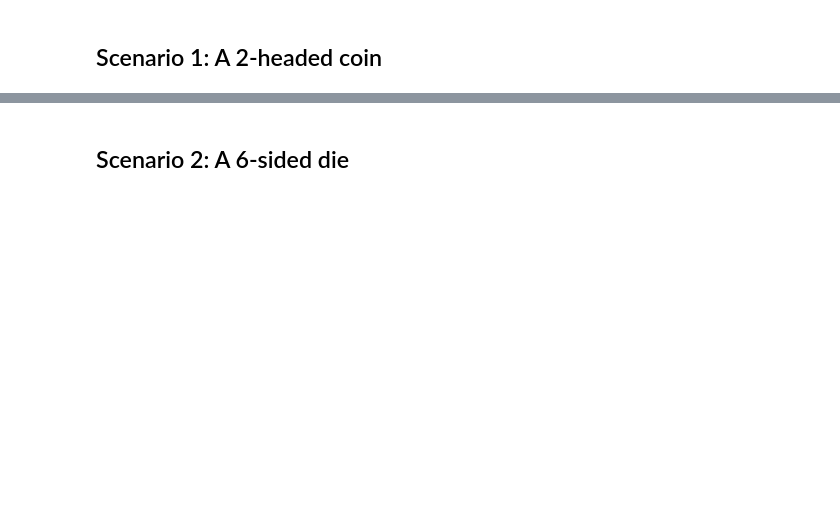
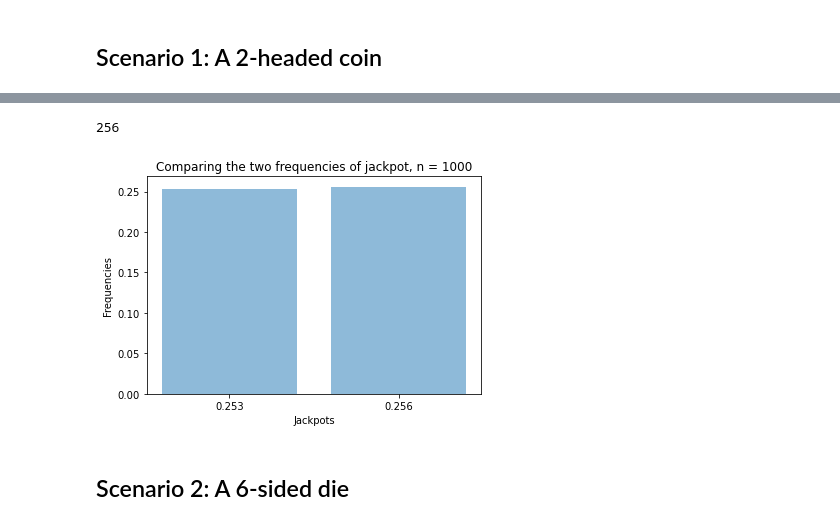
Before and after one commit to ohashin2G/FinalProject_Montecarlo, a Jupyter notebook: montecarlo_demo.ipynb, the cells around one changed output, grey strips where cells are left out. Saved outputs shown, nothing was run; the diff lists cells and outputs as text; code cells hidden in the pictures; blank space fills up the shorter version.

```diff
--- a/montecarlo_demo.ipynb
+++ b/montecarlo_demo.ipynb
@@ -365,0 +411,6 @@ from montecarlo import Die, Game, Analyzer
+# %%
+    ## 4. For each game, use an Analyzer object to determine the relative frequency of jackpots - getting either all Hs or all Ts.
+A1 = Analyzer(G2)
+A1.jackpot()
+# %% [output]
+256
@@ -366,47 +420,21 @@ from montecarlo import Die, Game, Analyzer
 # %%
-    ## 1. Create a fair coin (with faces H and T) and one unfair coin, in which one of the faces has a weight of 5 and the others 1.
-
-def new_func():
-    coin_faces = ['H', 'T']
-    fair_coin = Die(coin_faces)
-    unfair_coin = Die(coin_faces)
-    unfair_coin.change_weight('H', 5)
-    return fair_coin,unfair_coin
-
-    ## 2. Play a game of 10000 rolls with all fair dice.
-
-S1n = 1000
-G1 = Game([fair_coin, fair_coin, fair_coin])
-G1.play(S1n)
-G1.show('NARROW')
-
-    ##  3. Play a game of 1000 flips with two unfair dice and one fair die.
-G2 = Game([fair_coin, fair_coin, unfair_coin])
-G2.play(S1n)
-G2.show('NARROW')
-
-## 4. For each game, use an Analyzer object to determine the relative frequency of jackpots - getting either all Hs or all Ts.
-A1 = Analyzer(G2)
-A1.jackpot()
-
-## 5. Compute relative frequency as the number of jackpots over the total number of rolls.
-unfair = A1.jackpot()/1000
-
-## 6. Show your results, comparing the two relative frequencies, in a simple bar chart.
+    ## 6. Show your results, comparing the two relative frequencies, in a simple bar chart. (**Works on VS code and Google Colab)
 plt.style.use('_mpl-gallery')
 A2 = Analyzer(G1)
 A2.jackpot()
 fair = A2.jackpot()/1000
 
 objects = [fair, unfair]
 y_frequencies = np.arange(len(objects))
 jackpot_results = [fair, unfair]
 
 plt.bar(y_frequencies, jackpot_results, align='center', alpha=0.5)
 plt.xticks(y_frequencies, objects)
 plt.xlabel('Jackpots')
 plt.ylabel('Frequencies')
 plt.title('Comparing the two frequencies of jackpot, n = 1000')
 plt.show()
+# %% [output]
+[figure, added]
 # %% [markdown]
 ## Scenario 2: A 6-sided die
```
Also changed, not shown: parts of 26 cells of this notebook.
